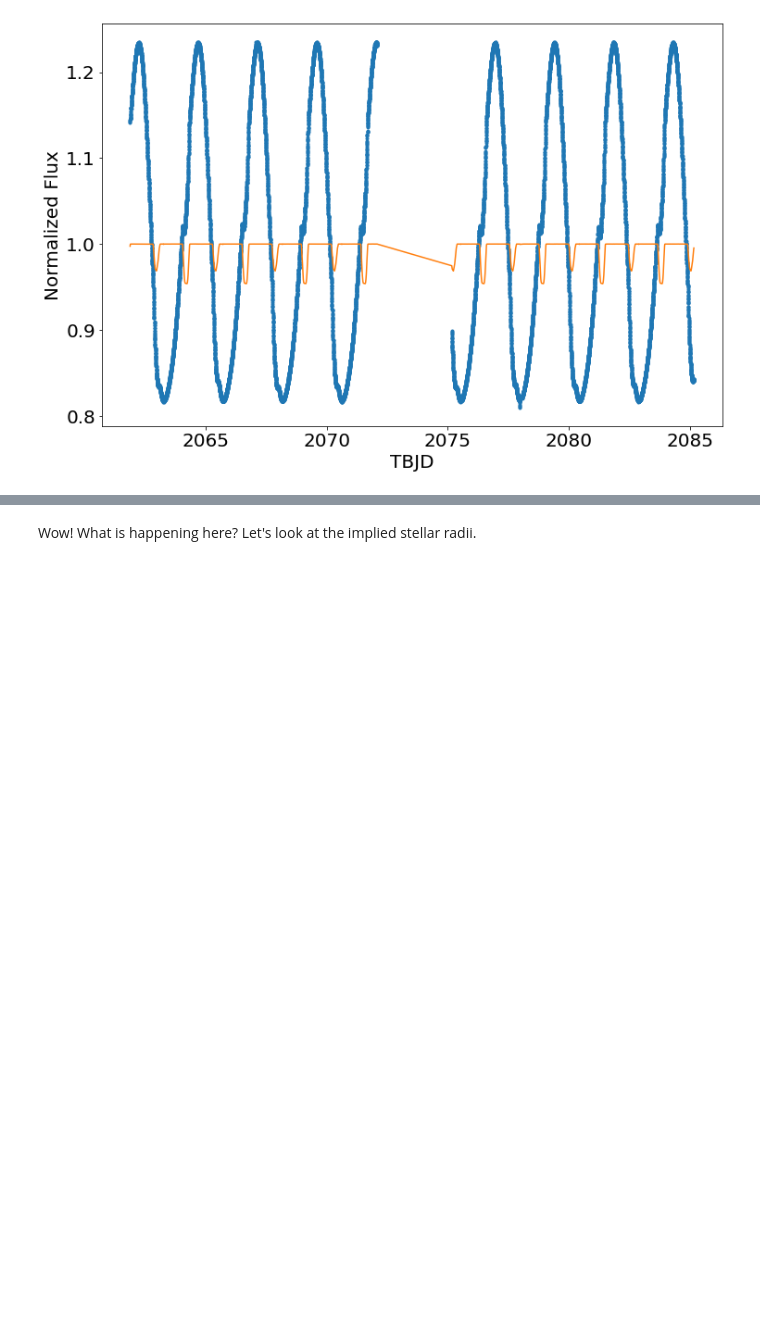
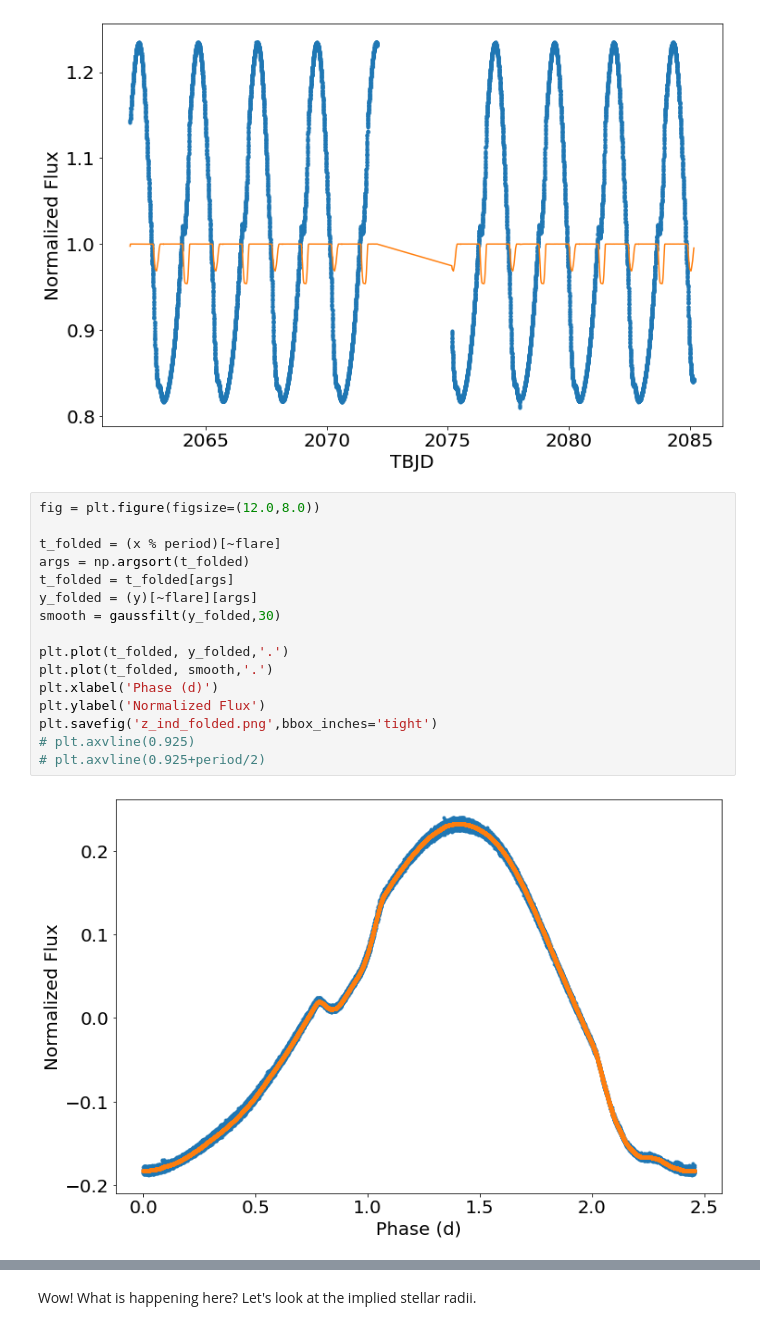
Before and after one commit to benjaminpope/mtv, a Jupyter notebook: notebooks/z_ind.ipynb, the cells around one changed output, grey strips where cells are left out. Cells and saved outputs as stored; diff of their text form; blank space fills up the shorter version.

```diff
--- a/notebooks/z_ind.ipynb
+++ b/notebooks/z_ind.ipynb
@@ -625,6 +330,24 @@ plt.ylabel('Normalized Flux')
 # %% [output]
 Text(0, 0.5, 'Normalized Flux')
 [figure]
+# %%
+fig = plt.figure(figsize=(12.0,8.0))
+
+t_folded = (x % period)[~flare]
+args = np.argsort(t_folded)
+t_folded = t_folded[args]
+y_folded = (y)[~flare][args]
+smooth = gaussfilt(y_folded,30)
+
+plt.plot(t_folded, y_folded,'.')
+plt.plot(t_folded, smooth,'.')
+plt.xlabel('Phase (d)')
+plt.ylabel('Normalized Flux')
+plt.savefig('z_ind_folded.png',bbox_inches='tight')
+# plt.axvline(0.925)
+# plt.axvline(0.925+period/2)
+# %% [output]
+[figure, added]
 # %%
 fig = plt.figure(figsize=(12.0,8.0))
 
```
Also changed, not shown: parts of 19 cells of this notebook, 4 other files.
